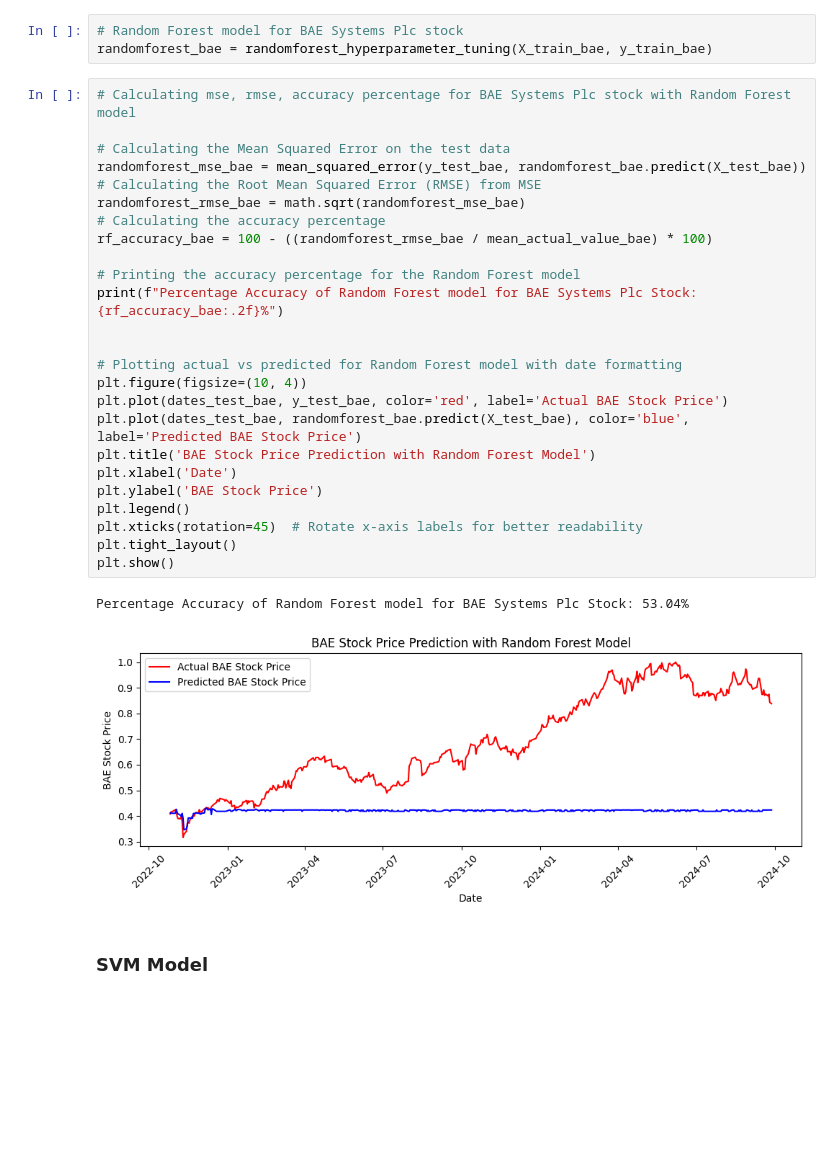
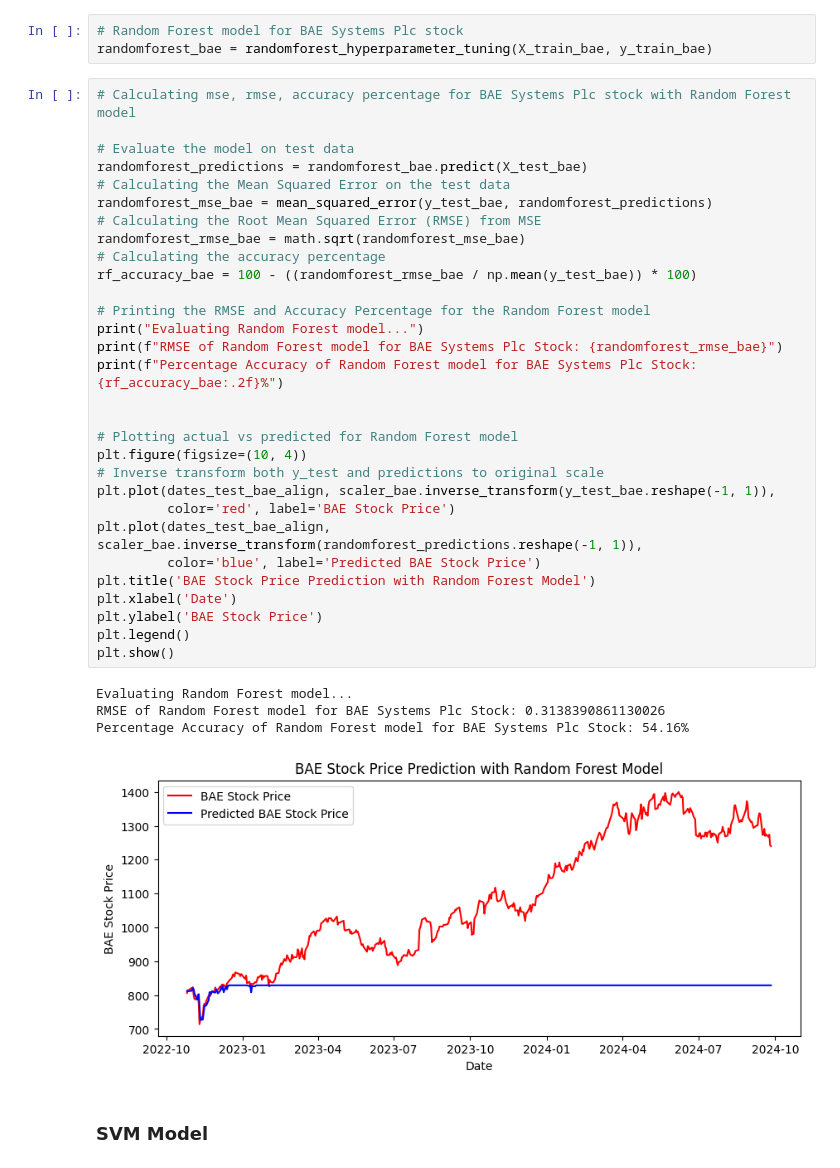
Before and after one commit to Bhavana-Kolli/22035573_Final-Project_Stock-Market, a Jupyter notebook: 22035573_Data_Science_Project.ipynb, the cells around one changed output. Drawn from its saved outputs; the diff is of its cells as text; blank space fills up the shorter version.

```diff
--- a/22035573_Data_Science_Project.ipynb
+++ b/22035573_Data_Science_Project.ipynb
@@ -477,31 +477,38 @@ randomforest_bae = randomforest_hyperparameter_tuning(X_train_bae, y_train_bae)
 # %%
 # Calculating mse, rmse, accuracy percentage for BAE Systems Plc stock with Random Forest model
 
+# Evaluate the model on test data
+randomforest_predictions = randomforest_bae.predict(X_test_bae)
 # Calculating the Mean Squared Error on the test data
-randomforest_mse_bae = mean_squared_error(y_test_bae, randomforest_bae.predict(X_test_bae))
+randomforest_mse_bae = mean_squared_error(y_test_bae, randomforest_predictions)
 # Calculating the Root Mean Squared Error (RMSE) from MSE
 randomforest_rmse_bae = math.sqrt(randomforest_mse_bae)
 # Calculating the accuracy percentage
-rf_accuracy_bae = 100 - ((randomforest_rmse_bae / mean_actual_value_bae) * 100)
+rf_accuracy_bae = 100 - ((randomforest_rmse_bae / np.mean(y_test_bae)) * 100)
 
-# Printing the accuracy percentage for the Random Forest model
+# Printing the RMSE and Accuracy Percentage for the Random Forest model
+print("Evaluating Random Forest model...")
+print(f"RMSE of Random Forest model for BAE Systems Plc Stock: {randomforest_rmse_bae}")
 print(f"Percentage Accuracy of Random Forest model for BAE Systems Plc Stock: {rf_accuracy_bae:.2f}%")
 
 
-# Plotting actual vs predicted for Random Forest model with date formatting
+# Plotting actual vs predicted for Random Forest model
 plt.figure(figsize=(10, 4))
-plt.plot(dates_test_bae, y_test_bae, color='red', label='Actual BAE Stock Price')
-plt.plot(dates_test_bae, randomforest_bae.predict(X_test_bae), color='blue', label='Predicted BAE Stock Price')
+# Inverse transform both y_test and predictions to original scale
+plt.plot(dates_test_bae_align, scaler_bae.inverse_transform(y_test_bae.reshape(-1, 1)),
+         color='red', label='BAE Stock Price')
+plt.plot(dates_test_bae_align, scaler_bae.inverse_transform(randomforest_predictions.reshape(-1, 1)),
+         color='blue', label='Predicted BAE Stock Price')
 plt.title('BAE Stock Price Prediction with Random Forest Model')
 plt.xlabel('Date')
 plt.ylabel('BAE Stock Price')
 plt.legend()
-plt.xticks(rotation=45)  # Rotate x-axis labels for better readability
-plt.tight_layout()
 plt.show()
 # %% [output]
-Percentage Accuracy of Random Forest model for BAE Systems Plc Stock: 53.04%
+Evaluating Random Forest model...
+RMSE of Random Forest model for BAE Systems Plc Stock: 0.3138390861130026
+Percentage Accuracy of Random Forest model for BAE Systems Plc Stock: 54.16%
-[figure, old version]
+[figure, new version]
 # %% [markdown]
 ### **SVM Model**
 # %%
```
Also changed, not shown: parts of 17 cells of this notebook.
